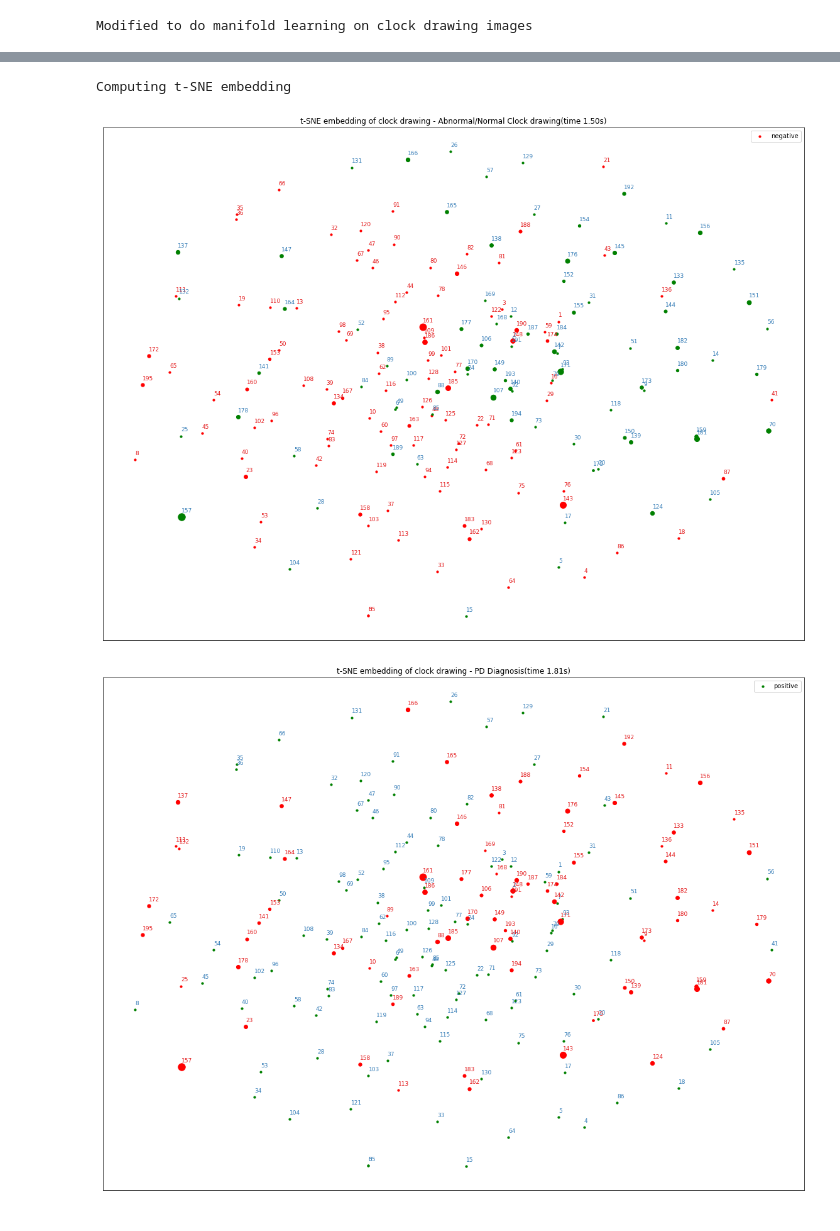
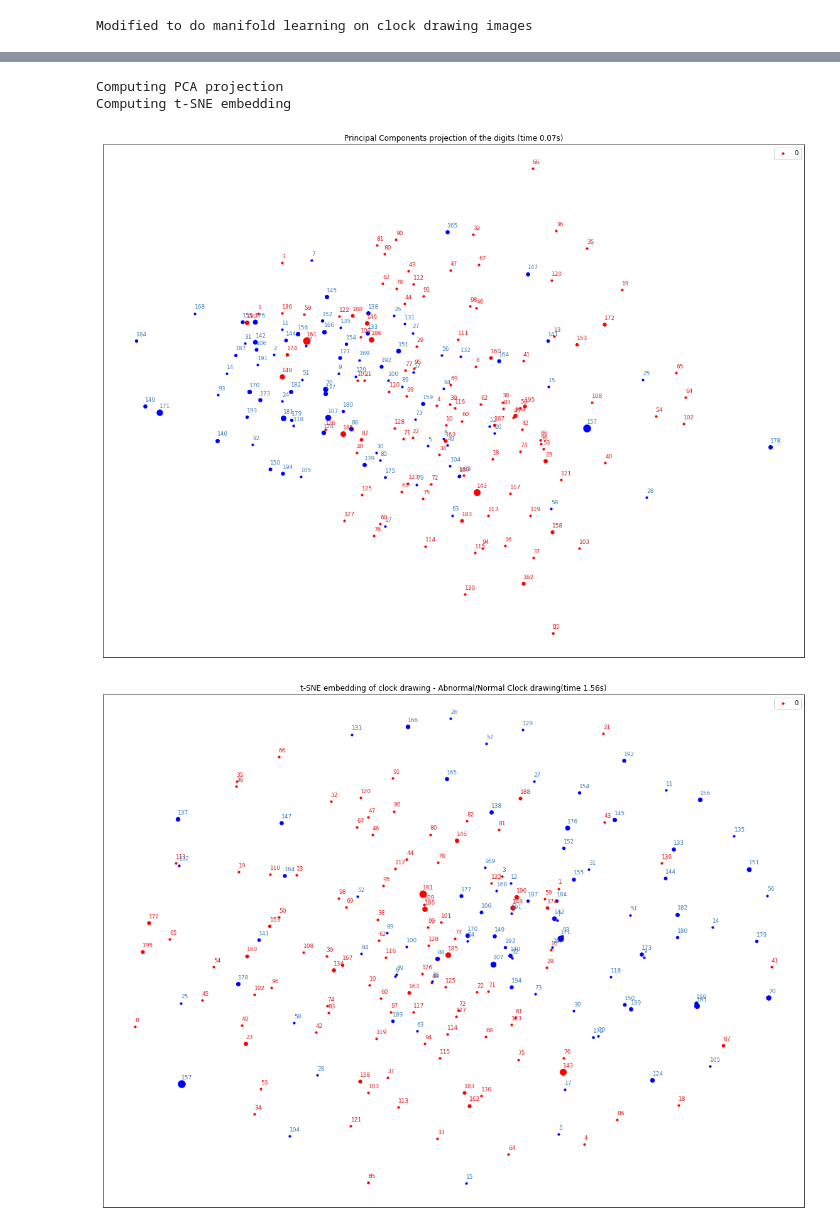
Before and after one commit to p-amonpitakpun/clock-drawing-dnn, a Jupyter notebook: Notebooks/plot_lle_digits.ipynb, the cells around one changed output, grey strips where cells are left out. Drawn from its saved outputs; the diff is of its cells as text; code cells hidden in the pictures.

```diff
--- a/Notebooks/plot_lle_digits.ipynb
+++ b/Notebooks/plot_lle_digits.ipynb
@@ -85,12 +85,12 @@ def plot_embedding(X,y,title=None):
     ax = plt.subplot(111)
     for i in range(X.shape[0]):
         name = str(i)
-        lb='positive'
-        color='g'
+        lb='1'
+        color='b'
         if y[i] == 0:
             name=str(i)
             color='r'
-            lb='negative'
+            lb='0'
         if i == 0:
             plt.scatter(X[i, 0], X[i, 1], color=color,s=10+3*data['duration'][i], label=lb)
         else:
@@ -119,22 +119,22 @@ def plot_embedding(X,y,title=None):
 # %%
 # y = np.array(y1)
 # # ----------------------------------------------------------------------
-# # Random 2D projection using a random unitary matrix
+# Random 2D projection using a random unitary matrix
 # print("Computing random projection")
 # rp = random_projection.SparseRandomProjection(n_components=2, random_state=42)
 # X_projected = rp.fit_transform(X)
-# plot_embedding(X_projected,y, "Random Projection of the digits")
+# plot_embedding(X_projected,y1, "Random Projection of the digits")
 
 
 # #----------------------------------------------------------------------
 # # Projection on to the first 2 principal components
 
-# print("Computing PCA projection")
-# t0 = time()
-# X_pca = decomposition.TruncatedSVD(n_components=2).fit_transform(X)
-# plot_embedding(X_pca,y,
-#                "Principal Components projection of the digits (time %.2fs)" %
-#                (time() - t0))
+print("Computing PCA projection")
+t0 = time()
+X_pca = decomposition.TruncatedSVD(n_components=2).fit_transform(X)
+plot_embedding(X_pca,y1,
+               "Principal Components projection of the digits (time %.2fs)" %
+               (time() - t0))
 
 # # ----------------------------------------------------------------------
 # # Projection on to the first 2 linear discriminant components
@@ -143,8 +143,8 @@ def plot_embedding(X,y,title=None):
 # X2 = X.copy()
 # X2.flat[::X.shape[1] + 1] += 0.01  # Make X invertible
 # t0 = time()
-# X_lda = discriminant_analysis.LinearDiscriminantAnalysis(n_components=2).fit_transform(X2, y)
-# plot_embedding(X_lda,y,
+# X_lda = discriminant_analysis.LinearDiscriminantAnalysis(n_components=2).fit_transform(X2, y1)
+# plot_embedding(X_lda,y1,
 #                "Linear Discriminant projection of the digits (time %.2fs)" %
 #                (time() - t0))
 
@@ -250,32 +250,33 @@ def plot_embedding(X,y,title=None):
 
 # ----------------------------------------------------------------------
 # t-SNE embedding of the digits dataset
 print("Computing t-SNE embedding")
 tsne = manifold.TSNE(n_components=2, init='pca', random_state=42, perplexity=30,n_iter=10000,learning_rate=5)
 t0 = time()
 X_tsne = tsne.fit_transform(X)
 
 plot_embedding(X_tsne,y1,
                "t-SNE embedding of clock drawing - Abnormal/Normal Clock drawing(time %.2fs)" %
                (time() - t0))
 
 plot_embedding(X_tsne,y2,
                "t-SNE embedding of clock drawing - PD Diagnosis(time %.2fs)" %
                (time() - t0))
 
 # # ----------------------------------------------------------------------
 # # NCA projection of the digits dataset
 # print("Computing NCA projection")
 # nca = neighbors.NeighborhoodComponentsAnalysis(n_components=2, random_state=0)
 # t0 = time()
 # X_nca = nca.fit_transform(X, y)
 
 # plot_embedding(X_nca,y,
 #                "NCA embedding of the digits (time %.2fs)" %
 #                (time() - t0))
 
 # plt.show()
 # %% [output]
+Computing PCA projection
 Computing t-SNE embedding
-[figure, old version]
+[figure, new version]
-[figure, old version]
+[figure, new version]
```
Also changed, not shown: parts of 1 cell of this notebook, 4 other files.
